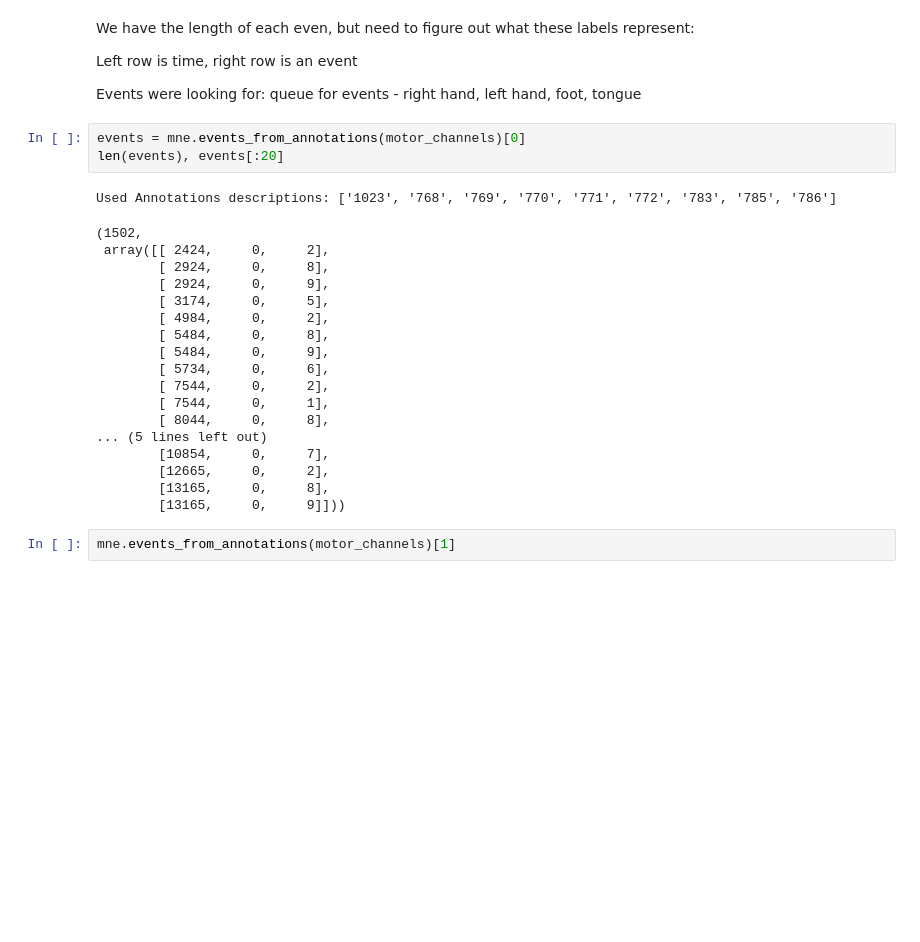
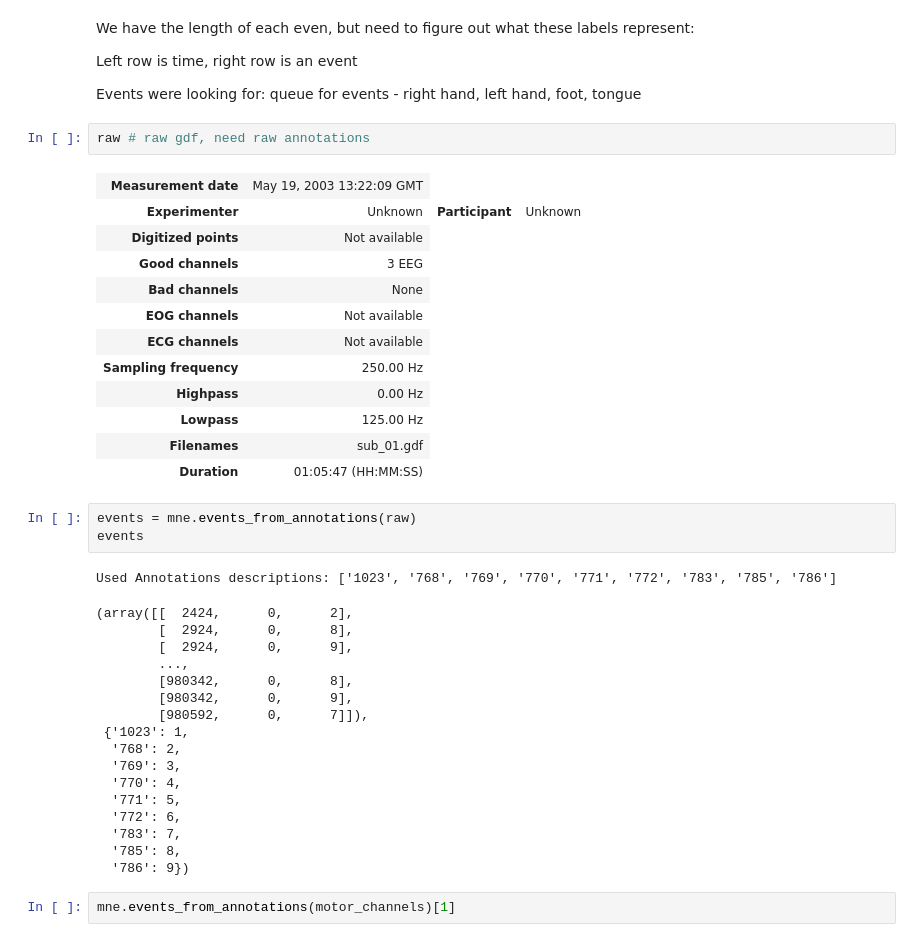
Before and after one commit to brip/COGS-189-Project, a Jupyter notebook: filter_epoch_attempt.ipynb, the cells around one changed output. Drawn from its saved outputs; the diff is of its cells as text; blank space fills up the shorter version.

```diff
--- a/filter_epoch_attempt.ipynb
+++ b/filter_epoch_attempt.ipynb
@@ -70,28 +86,42 @@ We have the length of each even, but need to figure out what these labels repres
 Left row is time, right row is an event
 
 Events were looking for: queue for events - right hand, left hand, foot, tongue
+# %%
+raw # raw gdf, need raw annotations
+# %% [output]
+| Measurement date | May 19, 2003 13:22:09 GMT |
+| Experimenter | Unknown | Participant | Unknown |
+| Digitized points | Not available |
+| Good channels | 3 EEG |
+| Bad channels | None |
+| EOG channels | Not available |
+| ECG channels | Not available |
+| Sampling frequency | 250.00 Hz |
+| Highpass | 0.00 Hz |
+| Lowpass | 125.00 Hz |
+| Filenames | sub_01.gdf |
+| Duration | 01:05:47 (HH:MM:SS) |
 # %%
-events = mne.events_from_annotations(motor_channels)[0]
-len(events), events[:20]
+events = mne.events_from_annotations(raw)
+events
 # %% [output]
 Used Annotations descriptions: ['1023', '768', '769', '770', '771', '772', '783', '785', '786']
-(1502,
- array([[ 2424,     0,     2],
-        [ 2924,     0,     8],
-        [ 2924,     0,     9],
-        [ 3174,     0,     5],
-        [ 4984,     0,     2],
-        [ 5484,     0,     8],
-        [ 5484,     0,     9],
-        [ 5734,     0,     6],
-        [ 7544,     0,     2],
-        [ 7544,     0,     1],
-        [ 8044,     0,     8],
-... (5 lines left out)
-        [10854,     0,     7],
-        [12665,     0,     2],
-        [13165,     0,     8],
-        [13165,     0,     9]]))
+(array([[  2424,      0,      2],
+        [  2924,      0,      8],
+        [  2924,      0,      9],
+        ...,
+        [980342,      0,      8],
+        [980342,      0,      9],
+        [980592,      0,      7]]),
+ {'1023': 1,
+  '768': 2,
+  '769': 3,
+  '770': 4,
+  '771': 5,
+  '772': 6,
+  '783': 7,
+  '785': 8,
+  '786': 9})
 # %%
 mne.events_from_annotations(motor_channels)[1]
 # %% [output]
```
Also changed, not shown: parts of 5 cells of this notebook, 1 other file.
